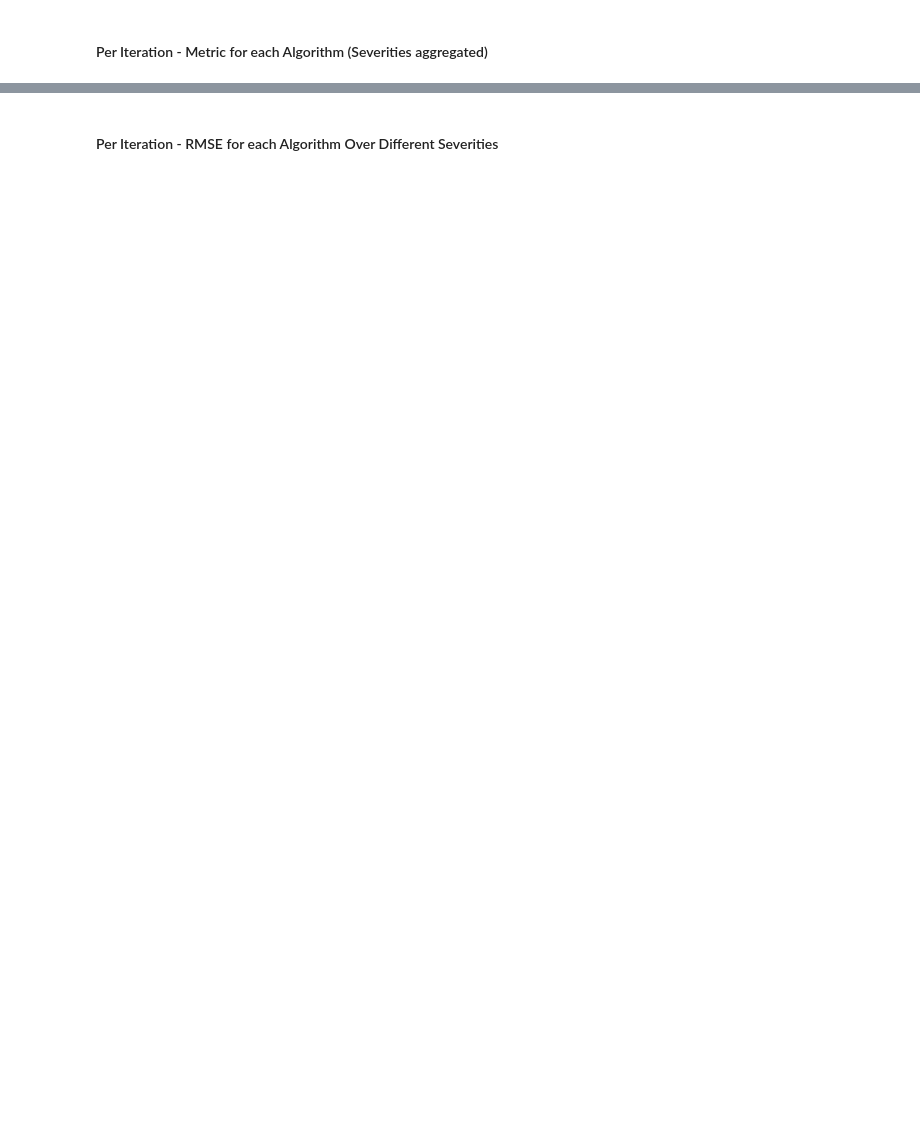
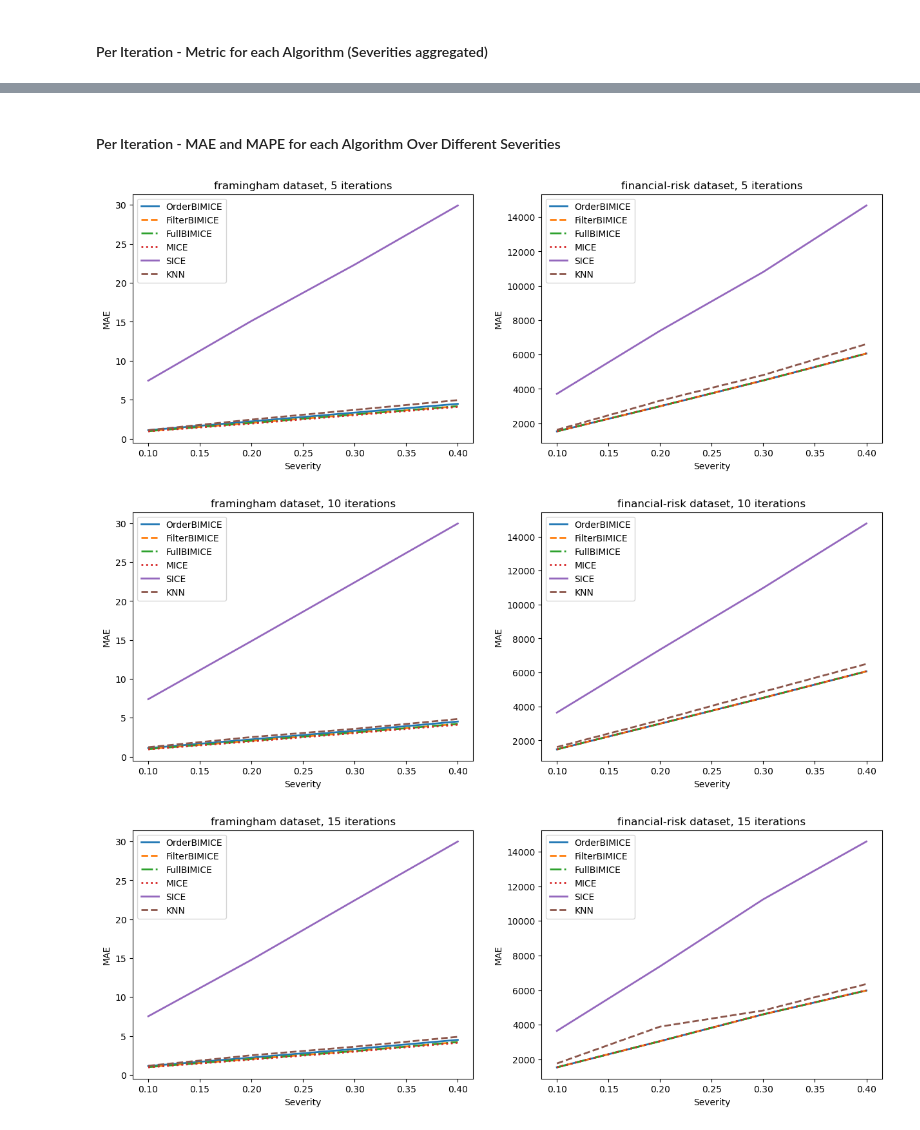
Before and after one commit to yoavzelinger/BIMICE, a Jupyter notebook: results_exploration.ipynb, the cells around one changed output, grey strips where cells are left out. Drawn from its saved outputs; the diff is of its cells as text; code cells hidden in the pictures; blank space fills up the shorter version.

```diff
--- a/results_exploration.ipynb
+++ b/results_exploration.ipynb
@@ -153,3 +153,3 @@ data
 # %% [markdown]
-#### Per Iteration - RMSE for each Algorithm Over Different Severities
+#### Per Iteration - MAE and MAPE for each Algorithm Over Different Severities
 # %%
@@ -178,6 +178,24 @@ for current_iteration in iterations:
     financial_risk_MAPE_df_dict[current_iteration] = {}
     for algorithm in algorithms:
         financial_risk_MAPE_df_dict[current_iteration][algorithm] = [financial_risk_MCAR_results_transformed[algorithm][current_severity][current_iteration][metric] for current_severity in severities]
+# %%
+line_styles = ['-', '--', '-.', ':']
+
+for current_iteration in iterations:
+    fig, axs = plt.subplots(1, 2, figsize=(15, 5))
+    for i, (dataset, MAE_df_dict) in enumerate([("framingham", framingham_MAE_df_dict), ("financial-risk", financial_risk_MAE_df_dict)]):
+        ax = axs[i]
+        for j, algorithm in enumerate(algorithms):
+            ax.plot(severities, MAE_df_dict[current_iteration][algorithm], label=algorithm, linewidth=2, linestyle=line_styles[j % len(line_styles)])
+        ax.set_title(f"{dataset} dataset, {current_iteration} iterations")
+        ax.set_xlabel("Severity")
+        ax.set_ylabel("MAE")
+        ax.legend()
+    plt.show()
+# %% [output]
+[figure, added]
+[figure, added]
+[figure, added]
 # %%
 line_styles = ['-', '--', '-.', ':']
 
```
Also changed, not shown: parts of 14 cells of this notebook, 1 other file.
